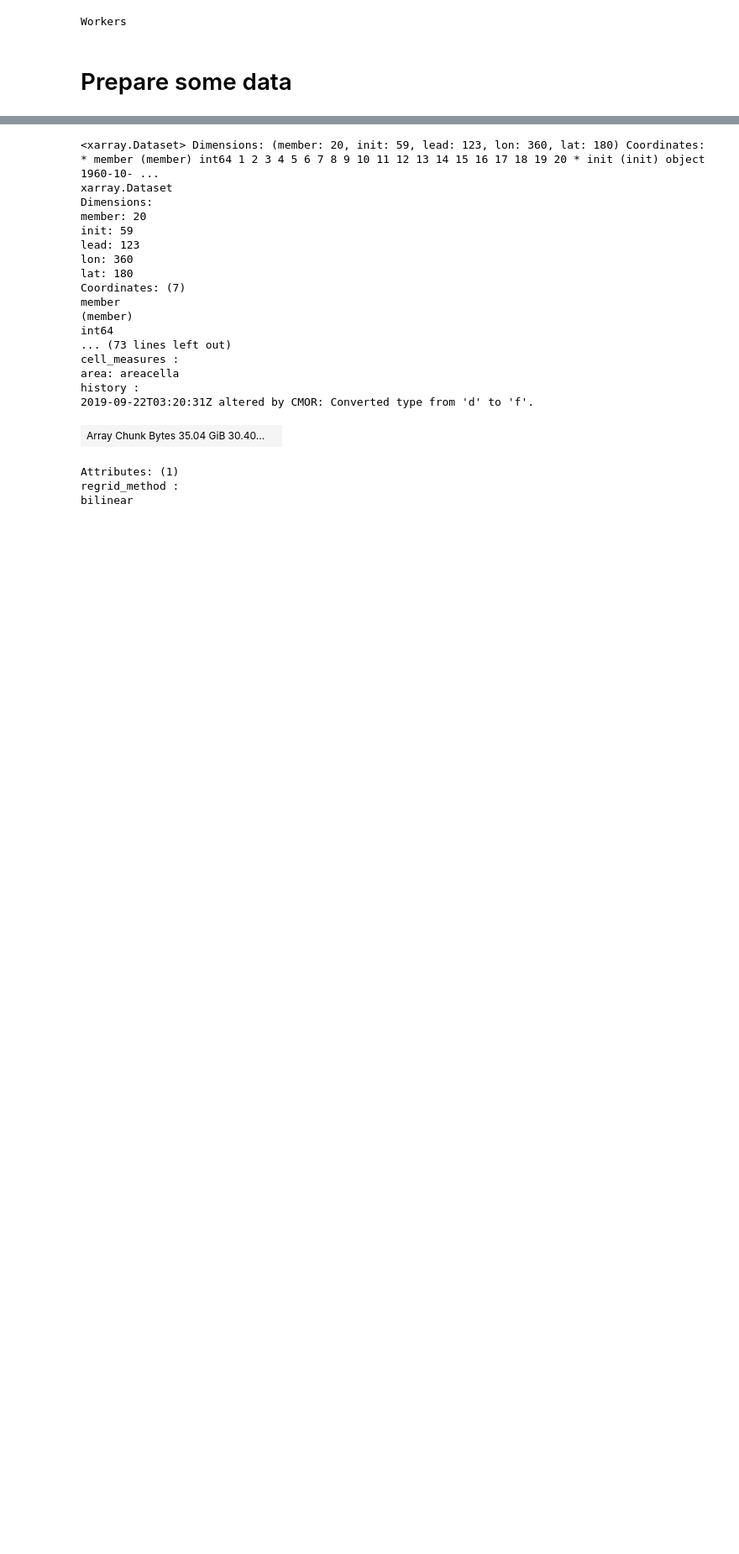
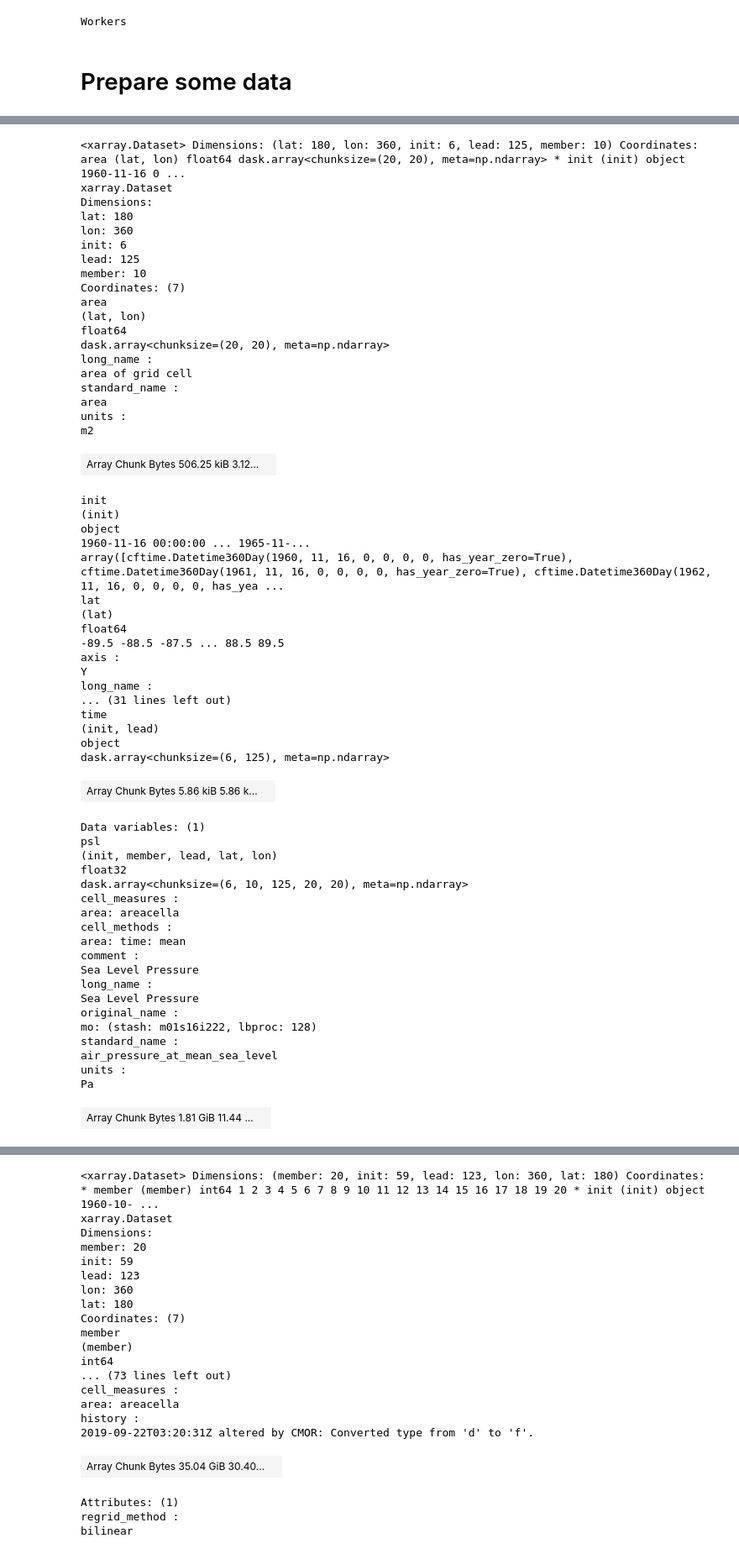
Before and after one commit to dougiesquire/Squire_2022_correlation, a Jupyter notebook: notebooks/exploratory/prepare_data.ipynb, the cells around one changed output, grey strips where cells are left out. Shown: that part at 84% size. Saved outputs shown, nothing was run; the diff lists cells and outputs as text; code cells hidden in the pictures; blank space fills up the shorter version.

```diff
--- a/notebooks/exploratory/prepare_data.ipynb
+++ b/notebooks/exploratory/prepare_data.ipynb
@@ -119,0 +71,61 @@ bilinear
+# %%
+xr.open_zarr(f"{PROCESSED_DATA_DIR}/psl_Amon_HadGEM3-GC31-MM_dcpp.zarr")
+# %% [output]
+<xarray.Dataset> Dimensions: (lat: 180, lon: 360, init: 6, lead: 125, member: 10) Coordinates: area (lat, lon) float64 dask.array<chunksize=(20, 20), meta=np.ndarray> * init (init) object 1960-11-16 0 ...
+xarray.Dataset
+Dimensions:
+lat: 180
+lon: 360
+init: 6
+lead: 125
+member: 10
+Coordinates: (7)
+area
+(lat, lon)
+float64
+dask.array<chunksize=(20, 20), meta=np.ndarray>
+long_name :
+area of grid cell
+standard_name :
+area
+units :
+m2
+| Array Chunk Bytes 506.25 kiB 3.12... |  |
+init
+(init)
+object
+1960-11-16 00:00:00 ... 1965-11-...
+array([cftime.Datetime360Day(1960, 11, 16, 0, 0, 0, 0, has_year_zero=True), cftime.Datetime360Day(1961, 11, 16, 0, 0, 0, 0, has_year_zero=True), cftime.Datetime360Day(1962, 11, 16, 0, 0, 0, 0, has_yea ...
+lat
+(lat)
+float64
+-89.5 -88.5 -87.5 ... 88.5 89.5
+axis :
+Y
+long_name :
+... (31 lines left out)
+time
+(init, lead)
+object
+dask.array<chunksize=(6, 125), meta=np.ndarray>
+| Array Chunk Bytes 5.86 kiB 5.86 k... |  |
+Data variables: (1)
+psl
+(init, member, lead, lat, lon)
+float32
+dask.array<chunksize=(6, 10, 125, 20, 20), meta=np.ndarray>
+cell_measures :
+area: areacella
+cell_methods :
+area: time: mean
+comment :
+Sea Level Pressure
+long_name :
+Sea Level Pressure
+original_name :
+mo: (stash: m01s16i222, lbproc: 128)
+standard_name :
+air_pressure_at_mean_sea_level
+units :
+Pa
+| Array Chunk Bytes 1.81 GiB 11.44 ... |  |
```
Also changed, not shown: parts of 4 cells of this notebook, 5 other files.
